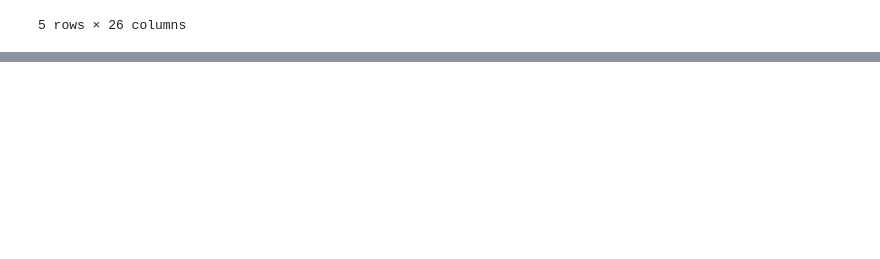
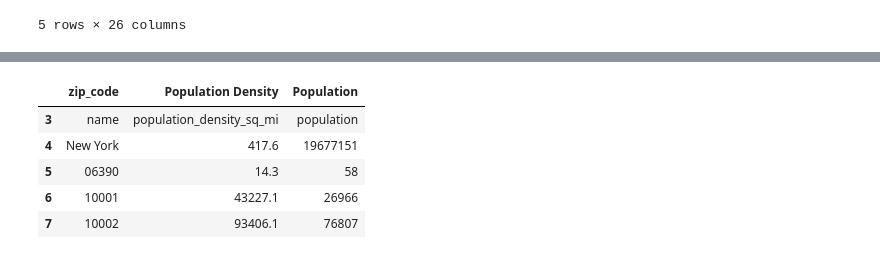
Before and after one commit to ReiannaLiu/MotorVehicleCollision, a Jupyter notebook: data_cleaning_process/loading_data.ipynb, the cells around one changed output, grey strips where cells are left out. Cells and saved outputs as stored; diff of their text form; code cells hidden in the pictures; blank space fills up the shorter version.

Commit message:
added density

```diff
--- a/data_cleaning_process/loading_data.ipynb
+++ b/data_cleaning_process/loading_data.ipynb
@@ -112,0 +115,7 @@ df.head(5)
+# %%
+demo_df = pd.read_excel('../Resources/NewYork_DemographicsByZipCode.xlsx')
+demo_df = demo_df.iloc[3:]
+demo_df = demo_df.rename(columns={'Geography': 'zip_code'}, inplace=False)
+demo_df = demo_df.rename(columns={'Best Population Estimate': 'Population'}, inplace=False)
+demo_df = demo_df.rename(columns={demo_df.columns[7]: 'Population Density'}, inplace=False)
+demo_df.info()
@@ -112,0 +140,10 @@ df.head(5)
+# %%
+demo_df = demo_df[['zip_code','Population Density','Population']]
+demo_df.head()
+# %% [output]
+|  | zip_code | Population Density | Population |
+| 3 | name | population_density_sq_mi | population |
+| 4 | New York | 417.6 | 19677151 |
+| 5 | 06390 | 14.3 | 58 |
+| 6 | 10001 | 43227.1 | 26966 |
+| 7 | 10002 | 93406.1 | 76807 |
```
Also changed, not shown: parts of 8 cells of this notebook, 1 other file.
